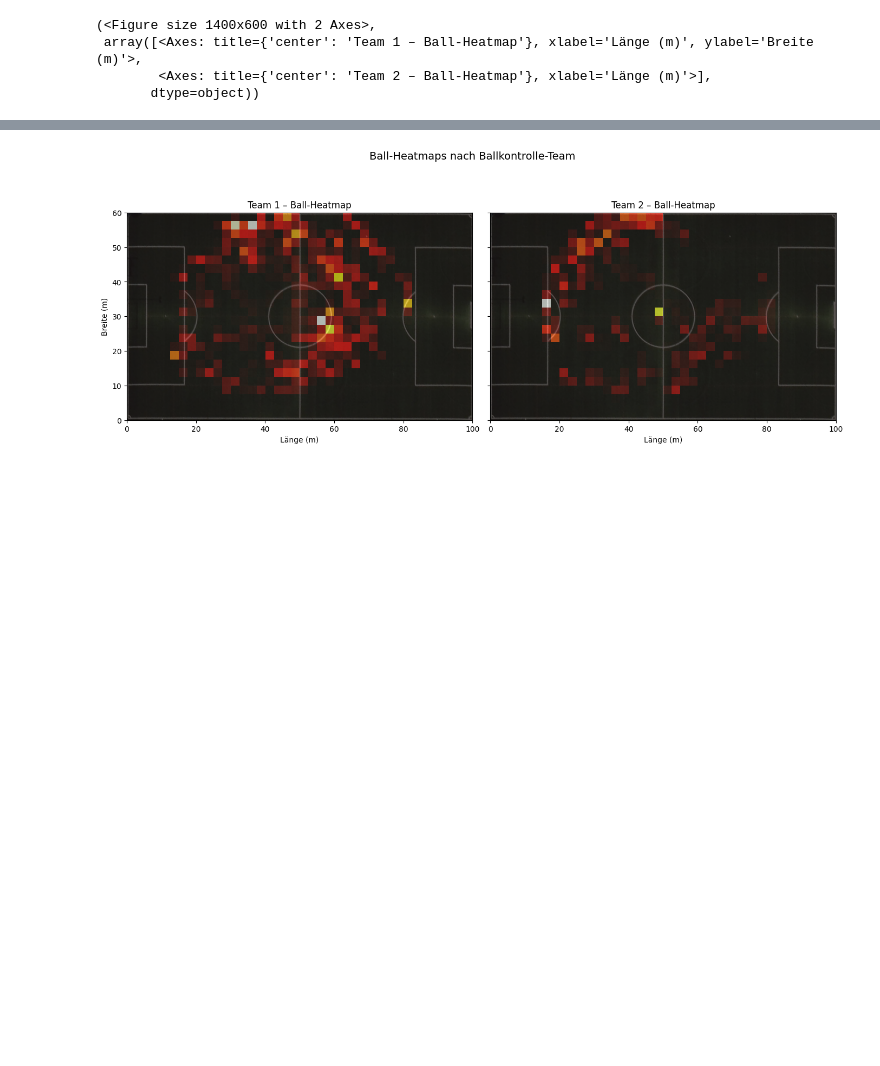
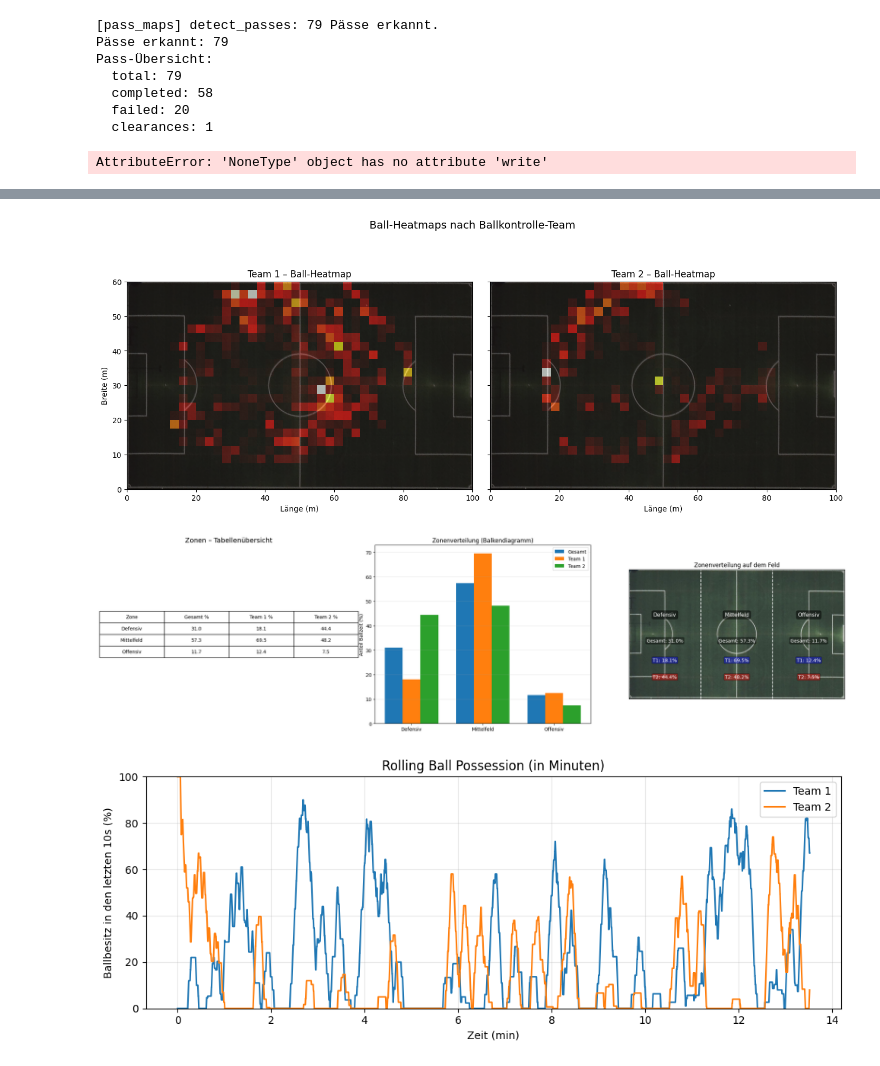
Before and after one commit to lounico84/Computer-Vision-FCH, a Jupyter notebook: match_analytics.ipynb, the cells around one changed output, grey strips where cells are left out. Saved outputs shown, nothing was run; the diff lists cells and outputs as text; code cells hidden in the pictures; blank space fills up the shorter version.

Commit message:
fixed match analytics notebook

```diff
--- a/match_analytics.ipynb
+++ b/match_analytics.ipynb
@@ -5,39 +5,96 @@ import matplotlib.pyplot as plt
 from pathlib import Path
 from PIL import Image
 from config import Settings
 
 from analytics.data_loading import load_frame_events
 from analytics.heatmaps import (
     plot_ball_heatmap_on_pitch,
     plot_team_ball_heatmaps_on_pitch,
 )
 from analytics.zones import plot_zone_summary
 from analytics.possession import plot_rolling_possession
+from analytics.pass_maps import (
+    detect_passes,
+    classify_pass_types,
+    plot_pass_map,
+    create_pass_maps_from_csv,
+)
 
-s = Settings()
+settings = Settings()
+analytics_cfg = settings.analytics
 
 # Projekt-Root automatisch finden
 PROJECT_ROOT = next(p for p in Path.cwd().parents if (p / "project/Computer-Vision-FCH").exists())
 
 # CSV laden
-csv = PROJECT_ROOT / s.paths.frame_events_csv
+csv = PROJECT_ROOT / settings.paths.frame_events_csv
 df = pd.read_csv(csv)
 
 # Pitch-Bild laden
-pitch_path = PROJECT_ROOT / s.paths.pitch_image
+pitch_path = PROJECT_ROOT / settings.paths.pitch_image
 pitch_img = Image.open(pitch_path)
 
-pitch_length = s.analytics.pitch_length   # Meter
-pitch_width = s.analytics.pitch_width
+pitch_length = settings.analytics.pitch_length   # Meter
+pitch_width = settings.analytics.pitch_width
 
+# Basis-Analysen
 plot_ball_heatmap_on_pitch(df, pitch_img, pitch_length, pitch_width)
 plot_team_ball_heatmaps_on_pitch(df, pitch_img, pitch_length, pitch_width)
 plot_zone_summary(df, pitch_img, pitch_length, pitch_width)
 plot_rolling_possession(df, window_sec=10.0)
+
+# Pässe erkennen
+passes = detect_passes(
+    df,
+    fps=s.tracking.fps,
+    speed_threshold=5.0,
+    min_distance=5.0,
+    min_possession_frames=s.analytics.pass_min_frames,
+)
+
+print("Pässe erkannt:", len(passes))
+
+# Pass-Typen klassifizieren
+passes = classify_pass_types(
+    passes,
+    pitch_length=pitch_length,
+)
+
+# kleine Statistik
+num_total = len(passes)
+num_clear = sum(1 for p in passes if p["type"] == "clearance")
+num_completed = sum(1 for p in passes if p["type"] == "completed_pass")
+num_failed = sum(1 for p in passes if p["type"] == "failed_pass")
+
+print("Pass-Übersicht:")
+print("  total:", num_total)
+print("  completed:", num_completed)
+print("  failed:", num_failed)
+print("  clearances:", num_clear)
+
+# Pass-Maps direkt im Notebook anzeigen
+
+create_pass_maps_from_csv(
+    csv_path=str(settings.paths.frame_events_csv),
+    out_path_team1=None,
+    out_path_team2=None,
+    pitch_length=analytics_cfg.pitch_length,
+    pitch_width=analytics_cfg.pitch_width,
+    fps=settings.tracking.fps,
+    speed_threshold=analytics_cfg.pass_speed_threshold,
+    min_distance=analytics_cfg.pass_min_distance,
+    pitch_image_path=str(settings.paths.pitch_image),
+)
 # %% [output]
-(<Figure size 1400x600 with 2 Axes>,
- array([<Axes: title={'center': 'Team 1 – Ball-Heatmap'}, xlabel='Länge (m)', ylabel='Breite (m)'>,
-        <Axes: title={'center': 'Team 2 – Ball-Heatmap'}, xlabel='Länge (m)'>],
-       dtype=object))
+[pass_maps] detect_passes: 79 Pässe erkannt.
+Pässe erkannt: 79
+Pass-Übersicht:
+  total: 79
+  completed: 58
+  failed: 20
+  clearances: 1
+AttributeError: 'NoneType' object has no attribute 'write'
 [figure]
 [figure]
+[figure, added]
+[figure, added]
```
Also changed, not shown: parts of 2 cells of this notebook, 3 other files.
